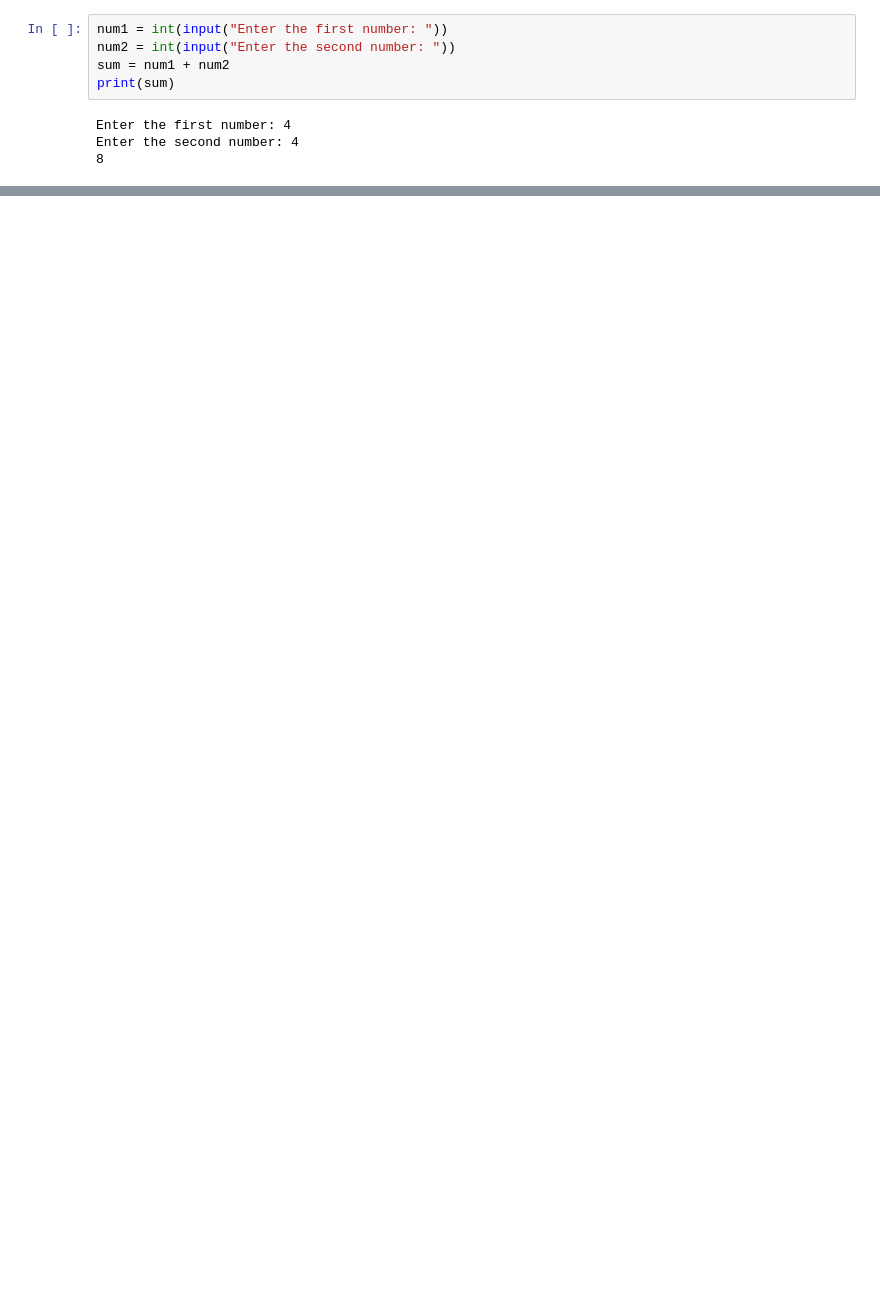
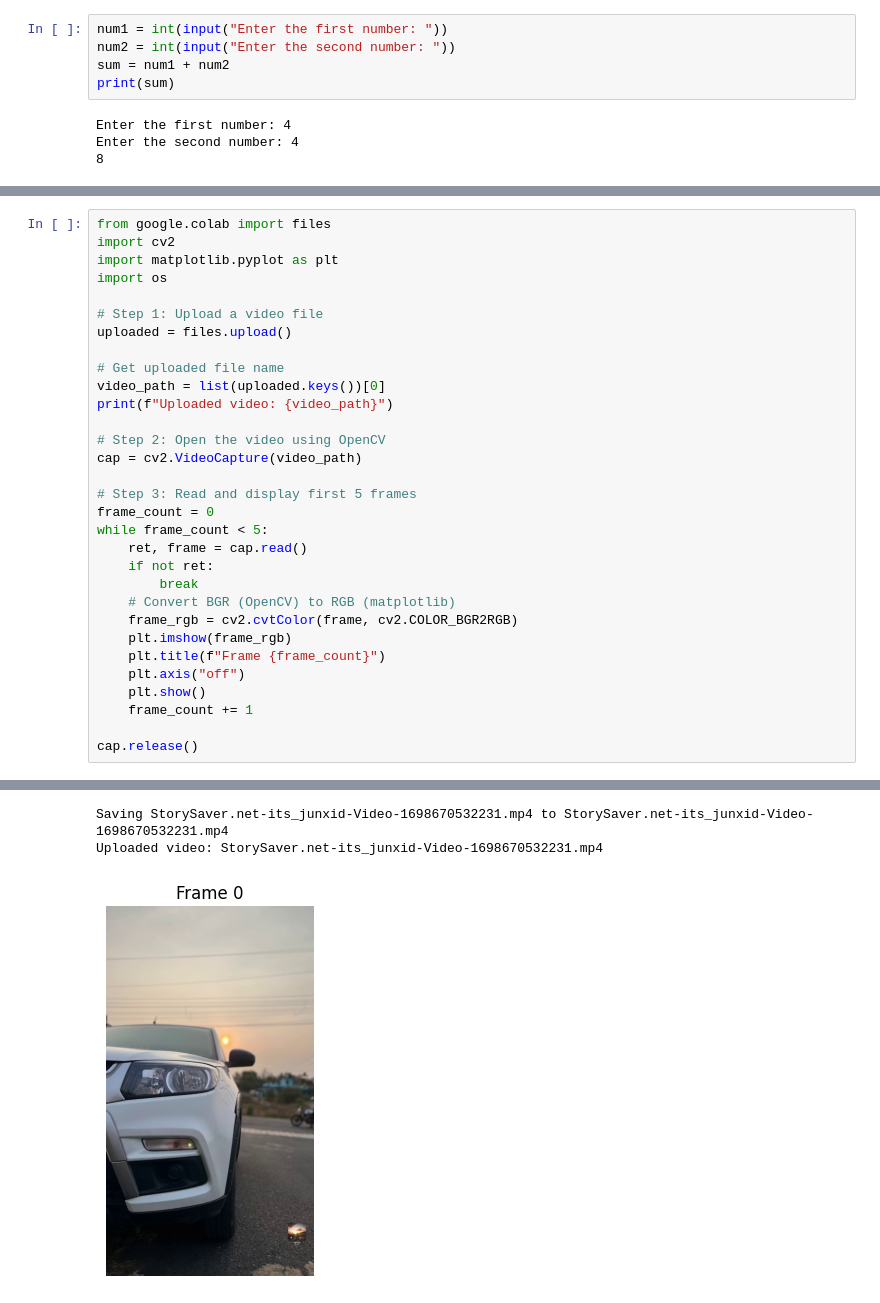
Before and after one commit to junaid-khan09/junaid-khan, a Jupyter notebook: Untitled1.ipynb, the cells around one changed output, grey strips where cells are left out. Cells and saved outputs as stored; diff of their text form; blank space fills up the shorter version.

```diff
--- a/Untitled1.ipynb
+++ b/Untitled1.ipynb
@@ -18,0 +97,32 @@ Enter the second number: 4
+# %%
+from google.colab import files
+import cv2
+import matplotlib.pyplot as plt
+import os
+
+# Step 1: Upload a video file
+uploaded = files.upload()
+
+# Get uploaded file name
+video_path = list(uploaded.keys())[0]
+print(f"Uploaded video: {video_path}")
+
+# Step 2: Open the video using OpenCV
+cap = cv2.VideoCapture(video_path)
+
+# Step 3: Read and display first 5 frames
+frame_count = 0
+while frame_count < 5:
+    ret, frame = cap.read()
+    if not ret:
+        break
+    # Convert BGR (OpenCV) to RGB (matplotlib)
+    frame_rgb = cv2.cvtColor(frame, cv2.COLOR_BGR2RGB)
+    plt.imshow(frame_rgb)
+    plt.title(f"Frame {frame_count}")
+    plt.axis("off")
+    plt.show()
+    frame_count += 1
+
+cap.release()
+# %% [output]
@@ -18,0 +130,3 @@ Enter the second number: 4
+Saving StorySaver.net-its_junxid-Video-1698670532231.mp4 to StorySaver.net-its_junxid-Video-1698670532231.mp4
+Uploaded video: StorySaver.net-its_junxid-Video-1698670532231.mp4
+[figure, added]
```
Also changed, not shown: parts of 8 cells of this notebook.
